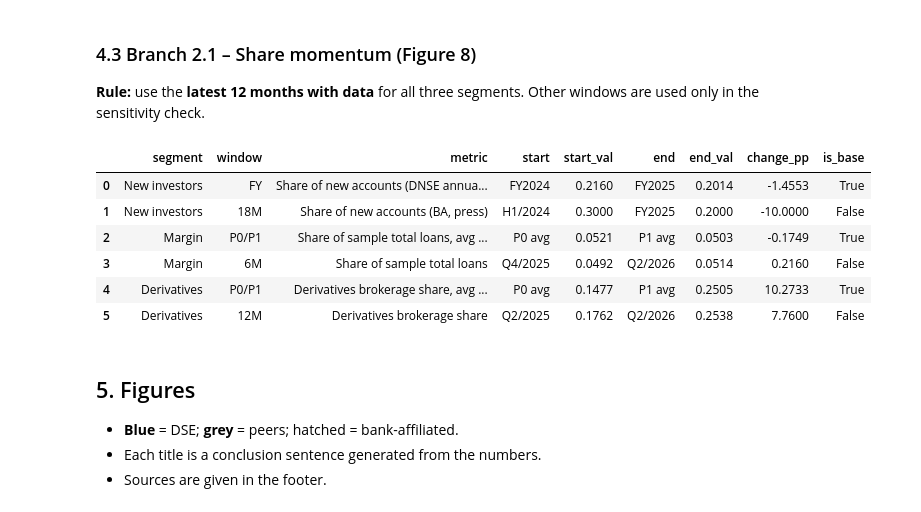
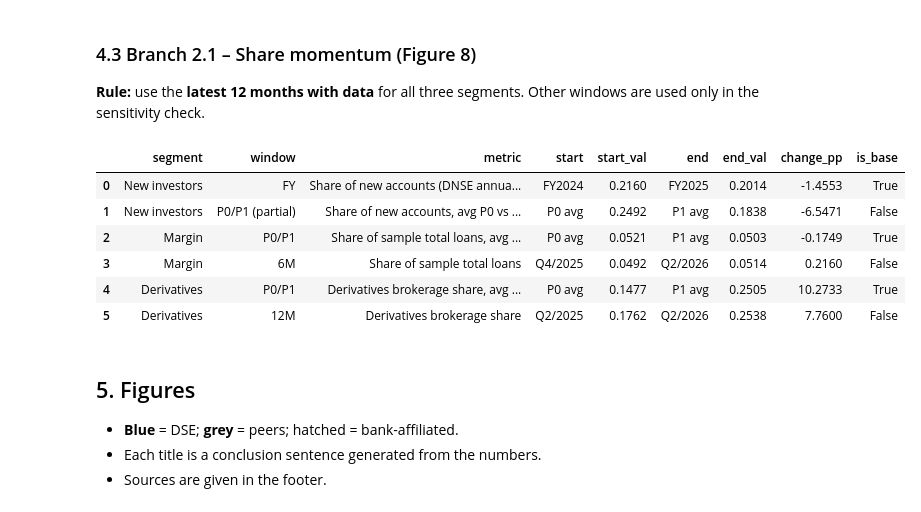
Before and after one commit to Xx-Pumpkin-xX/fba_roadto30_2026, a Jupyter notebook: notebook/B1_axis2_supply_side.ipynb, the cells around one changed output. Saved outputs shown, nothing was run; the diff lists cells and outputs as text; code cells hidden in the pictures.

```diff
--- a/notebook/B1_axis2_supply_side.ipynb
+++ b/notebook/B1_axis2_supply_side.ipynb
@@ -285,10 +285,10 @@ tl4["share"] = tl4.total_loans_bn / tl4.sample_total
 dse_loan_share_q = tl4[tl4.ticker == "DSE"].set_index("quarter").share.reindex(QTRS)
 log("D20", "2.1_NewInvestors", "C2:C5", "New-account shares came from press and mixed period types",
     "Use DNSE annual-report figures: FY2024 21.6%; Q1-Q4/2025 = 34/18/16/19%; FY2025 20%")
-acq_off = pd.DataFrame({"period": ["FY2024", "Q4/2024", "Q1/2025", "Q2/2025", "Q3/2025", "Q4/2025", "FY2025"],
-                        "share": [0.216, 99509/432000, 131122/388089, 104785/583849, 127344/773999, 155263/828008, 518514/2573945],
+acq_off = pd.DataFrame({"period": ["FY2024", "Q4/2024", "Q1/2025", "Q2/2025", "Q3/2025", "Q4/2025", "FY2025", "Q1/2026"],
+                        "share": [0.216, 99509/432000, 131122/388089, 104785/583849, 127344/773999, 155263/828008, 518514/2573945, 0.18],
                         "source": ["DNSE Annual Report 2024", "DNSE Annual Report 2024 / VSDC via press ('more than 432,000') – upper bound"]
-                                  + ["DNSE Annual Report 2025, Figure 21"] * 5})
+                                  + ["DNSE Annual Report 2025, Figure 21"] * 5 + ["Vietstock 18/04/2026 (142,000 accounts, 18%)"]})
 acq_off.to_csv(CLEAN / "B_new_account_share_official.csv", index=False)
 display(tl.pivot(index="ticker", columns="quarter", values="total_loans_bn").round(1))
 # %% [output]
@@ -511,29 +511,29 @@ A peer whose H1/2026 code-24 borrowing cost exceeds 'breakeven_line24_bn_h1' wou
 # %%
 mh_share = tl[tl.ticker == "DSE"].set_index("quarter").share.reindex(["Q4/2024", "Q2/2025", "Q4/2025", "Q2/2026"])
 lend_share = {"Q4/2025": mh_share["Q4/2025"], "Q2/2026": mh_share["Q2/2026"]}
 a = acq.set_index("period_label").new_account_share
 ao = acq_off.set_index("period").share
 P0Q, P1Q = ["Q4/2024", "Q1/2025", "Q2/2025"], ["Q4/2025", "Q1/2026", "Q2/2026"]
 
 def mrow(seg, window, metric, s, s_val, e, e_val, base):
     return dict(segment=seg, window=window, metric=metric, start=s, start_val=s_val,
                 end=e, end_val=e_val, change_pp=(e_val - s_val) * 100, is_base=base)
 
 mom_all = pd.DataFrame([
     mrow("New investors", "FY", "Share of new accounts (DNSE annual reports)", "FY2024", ao["FY2024"], "FY2025", ao["FY2025"], True),
-    mrow("New investors", "18M", "Share of new accounts (BA, press)", "H1/2024", a["H1/2024"], "FY2025", a["FY/2025"], False),
+    mrow("New investors", "P0/P1 (partial)", "Share of new accounts, avg P0 vs avg Q4/2025-Q1/2026 (Q2/2026 not published)", "P0 avg", ao[P0Q].mean(), "P1 avg", ao[["Q4/2025", "Q1/2026"]].mean(), False),
     mrow("Margin", "P0/P1", "Share of sample total loans, avg P0 vs avg P1", "P0 avg", mh_share[["Q4/2024", "Q2/2025"]].mean(), "P1 avg", mh_share[["Q4/2025", "Q2/2026"]].mean(), True),
     mrow("Margin", "6M", "Share of sample total loans", "Q4/2025", mh_share["Q4/2025"], "Q2/2026", mh_share["Q2/2026"], False),
     mrow("Derivatives", "P0/P1", "Derivatives brokerage share, avg P0 vs avg P1", "P0 avg", dse_ds[P0Q].mean(), "P1 avg", dse_ds[P1Q].mean(), True),
     mrow("Derivatives", "12M", "Derivatives brokerage share", "Q2/2025", dse_ds["Q2/2025"], "Q2/2026", dse_ds["Q2/2026"], False),
 ])
 mom_all.to_csv(CLEAN / "2.1_momentum.csv", index=False)
 momentum = mom_all[mom_all.is_base].reset_index(drop=True)
 display(mom_all.round(4))
 # %% [output]
 |  | segment | window | metric | start | start_val | end | end_val | change_pp | is_base |
 | 0 | New investors | FY | Share of new accounts (DNSE annua... | FY2024 | 0.2160 | FY2025 | 0.2014 | -1.4553 | True |
-| 1 | New investors | 18M | Share of new accounts (BA, press) | H1/2024 | 0.3000 | FY2025 | 0.2000 | -10.0000 | False |
+| 1 | New investors | P0/P1 (partial) | Share of new accounts, avg P0 vs ... | P0 avg | 0.2492 | P1 avg | 0.1838 | -6.5471 | False |
 | 2 | Margin | P0/P1 | Share of sample total loans, avg ... | P0 avg | 0.0521 | P1 avg | 0.0503 | -0.1749 | True |
 | 3 | Margin | 6M | Share of sample total loans | Q4/2025 | 0.0492 | Q2/2026 | 0.0514 | 0.2160 | False |
 | 4 | Derivatives | P0/P1 | Derivatives brokerage share, avg ... | P0 avg | 0.1477 | P1 avg | 0.2505 | 10.2733 | True |
```
Also changed, not shown: parts of 5 cells of this notebook, 13 other files.
